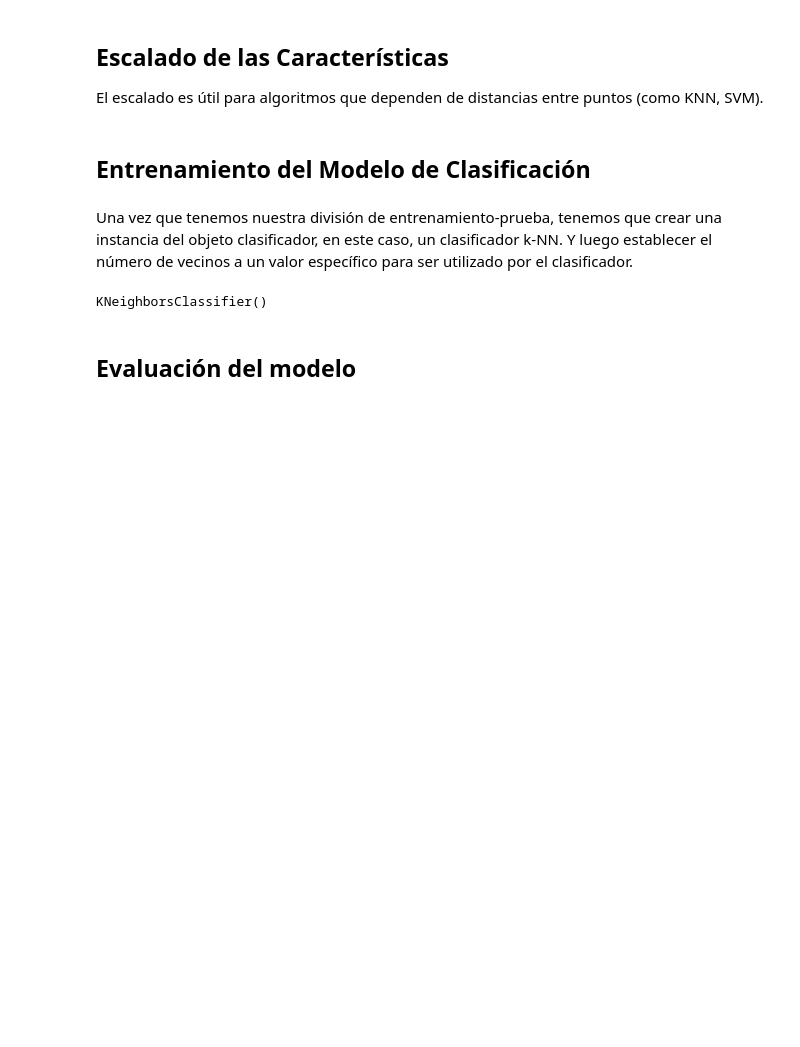
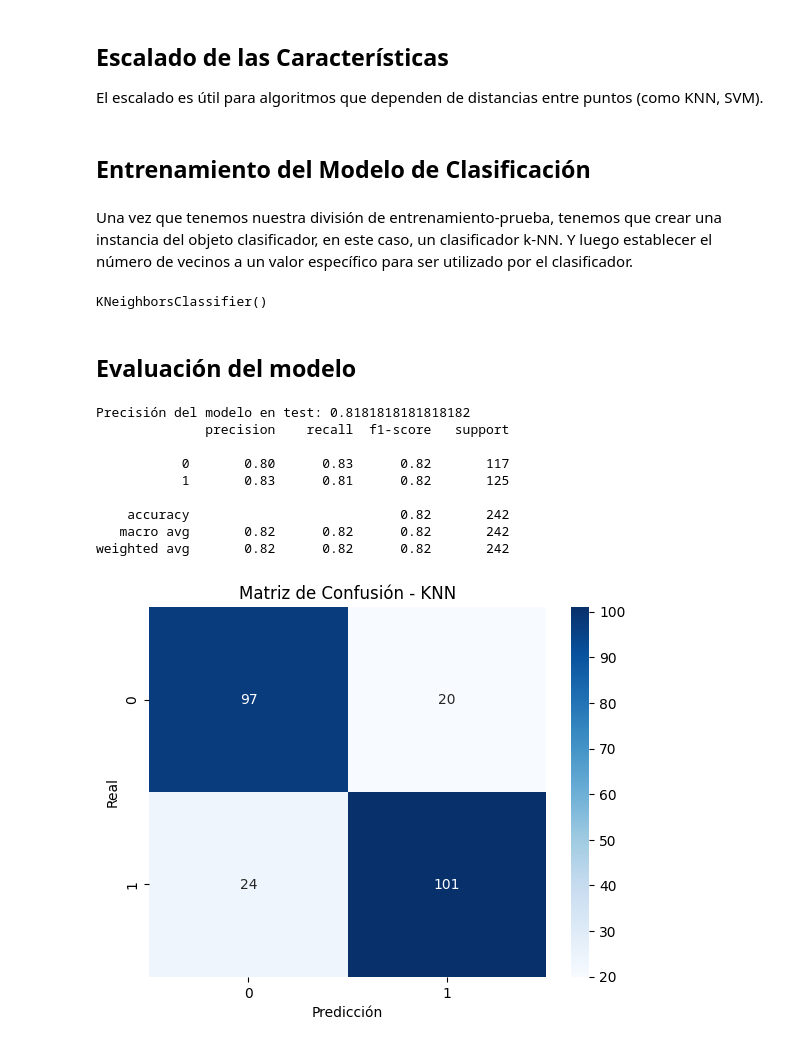
Before and after one commit to CamiloEnriqueRomeroP/Jupyter-Noptebook-Data-Mining, a Jupyter notebook: Introduction-to-python/Introduction-to-python.ipynb, the cells around one changed output. Cells and saved outputs as stored; diff of their text form; code cells hidden in the pictures; blank space fills up the shorter version.

```diff
--- a/Introduction-to-python/Introduction-to-python.ipynb
+++ b/Introduction-to-python/Introduction-to-python.ipynb
@@ -491,6 +523,7 @@ df.drop({"State","Area_Code"}, axis=1, inplace=True)
 df = df.apply(lambda col: col.str.strip().str.replace('"', '', regex=False) if col.dtype == 'object' or pd.api.types.is_string_dtype(col) else col)
 df['VoiceMail_Plan'] = df['VoiceMail_Plan'].map({'yes': 1, 'no': 0})
 df['Inter_Plan'] = df['Inter_Plan'].map({'yes': 1, 'no': 0})
+df['Churn'] = df['Churn'].map({'FALSE': 0, 'TRUE': 1})
 df.head()
 # %% [output]
 |  | Account_Length | Phone_Number | Inter_Plan | VoiceMail_Plan | No_of_Vmail_Mesgs | Total_Day_Min | ... |
@@ -505,0 +545,16 @@ np.random.seed(42)
+# %%
+from sklearn.utils import resample
+
+# Separar clases
+df_majority = df[df['Churn'] == 0]
+df_minority = df[df['Churn'] == 1]
+
+# Submuestrear clase mayoritaria
+df_majority_downsampled = resample(df_majority,
+                                   replace=False,
+                                   n_samples=len(df_minority),
+                                   random_state=42)
+
+# Combinar
+df_balanced = pd.concat([df_majority_downsampled, df_minority])
+df_balanced.size
@@ -510,12 +567,12 @@ Una vez que se ha realizado el análisis exploratorio de los datos y se han sele
 # %% [markdown]
 Vamos a definir una variable "y" que varia en función de "x"
 # %%
-X = df[['Inter_Plan', 'VoiceMail_Plan',
+X = df_balanced[['Inter_Plan', 'VoiceMail_Plan',
        'No_of_Vmail_Mesgs', 'Total_Day_Min', 'Total_Day_calls',
        'Total_Evening_Min', 'Total_Evening_Calls',
        'Total_Int_Min', 'Total_Int_Calls',
        'No_of_Calls_Customer_Service']]
-y = df['Churn']
+y = df_balanced['Churn']
 # %% [markdown]
 Los resultados de la función de división entrenamiento-prueba se colocan en las cuatro variables que ves a la izquierda. Están marcadas como X_entrenamiento, X_prueba, Y_entrenamiento e Y_prueba.
 # %%
@@ -545,18 +602,32 @@ KNeighborsClassifier()
 # %% [markdown]
 ## Evaluación del modelo
 # %%
-knn.score(X_test, y_test)
+print("Precisión del modelo en test:", knn.score(X_test_scaled, y_test))
 
 # Predicciones
 y_pred = knn.predict(X_test_scaled)
 
 # Reporte de métricas
 print(classification_report(y_test, y_pred))
 
+
 # Matriz de confusión
 cm = confusion_matrix(y_test, y_pred)
-sns.heatmap(cm, annot=True, fmt='d', cmap='Blues', xticklabels=data.target_names, yticklabels=data.target_names)
+
+# Visualización con Seaborn
+sns.heatmap(cm, annot=True, fmt='d', cmap='Blues')
 plt.title('Matriz de Confusión - KNN')
 plt.xlabel('Predicción')
-plt.ylabel('Valor real')
+plt.ylabel('Real')
 plt.show()
+# %% [output]
+Precisión del modelo en test: 0.8181818181818182
+              precision    recall  f1-score   support
+
+           0       0.80      0.83      0.82       117
+           1       0.83      0.81      0.82       125
+
+    accuracy                           0.82       242
+   macro avg       0.82      0.82      0.82       242
+weighted avg       0.82      0.82      0.82       242
+[figure, added]
```
Also changed, not shown: parts of 21 cells of this notebook, 2 other files.
